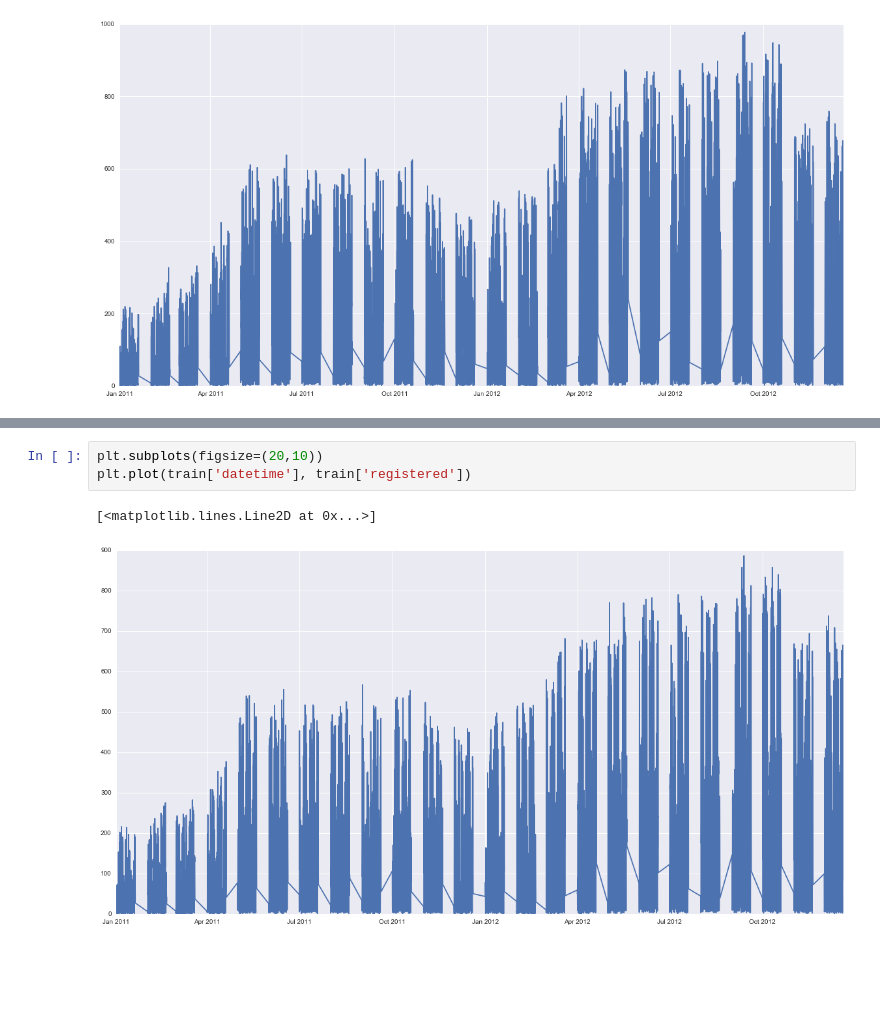
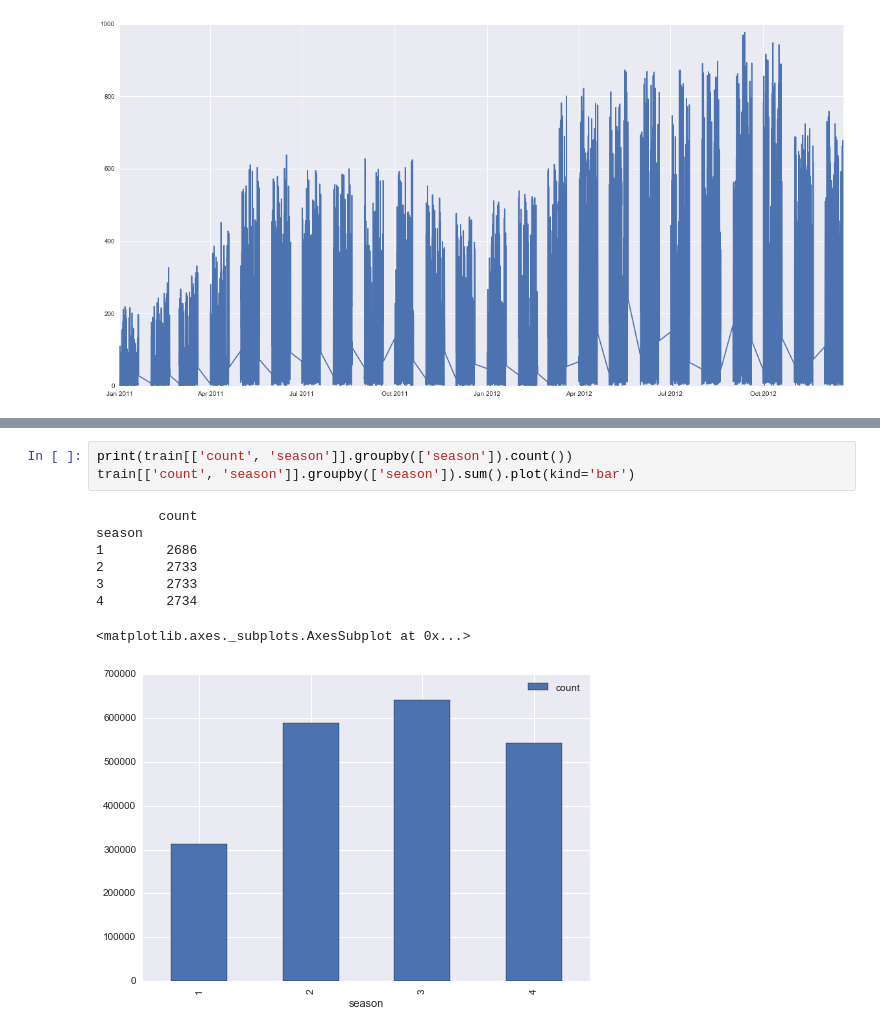
Before and after one commit to senior-sigan/ML_Competitions, a Jupyter notebook: kaggle_bike-sharing-demand/step_1_investigate.ipynb, the cells around one changed output, grey strips where cells are left out. Cells and saved outputs as stored; diff of their text form; blank space fills up the shorter version.

Commit message:
add some graphics for bikes

```diff
--- a/kaggle_bike-sharing-demand/step_1_investigate.ipynb
+++ b/kaggle_bike-sharing-demand/step_1_investigate.ipynb
@@ -94,6 +88,12 @@ plt.plot(train['datetime'], train['casual'])
-# %%
-plt.subplots(figsize=(20,10))
-plt.plot(train['datetime'], train['registered'])
-# %% [output]
-[<matplotlib.lines.Line2D at 0x...>]
-[figure, removed]
+# %%
+print(train[['count', 'season']].groupby(['season']).count())
+train[['count', 'season']].groupby(['season']).sum().plot(kind='bar')
+# %% [output]
+        count
+season
+1        2686
+2        2733
+3        2733
+4        2734
+<matplotlib.axes._subplots.AxesSubplot at 0x...>
+[figure, added]
```
Also changed, not shown: parts of 20 cells of this notebook.
